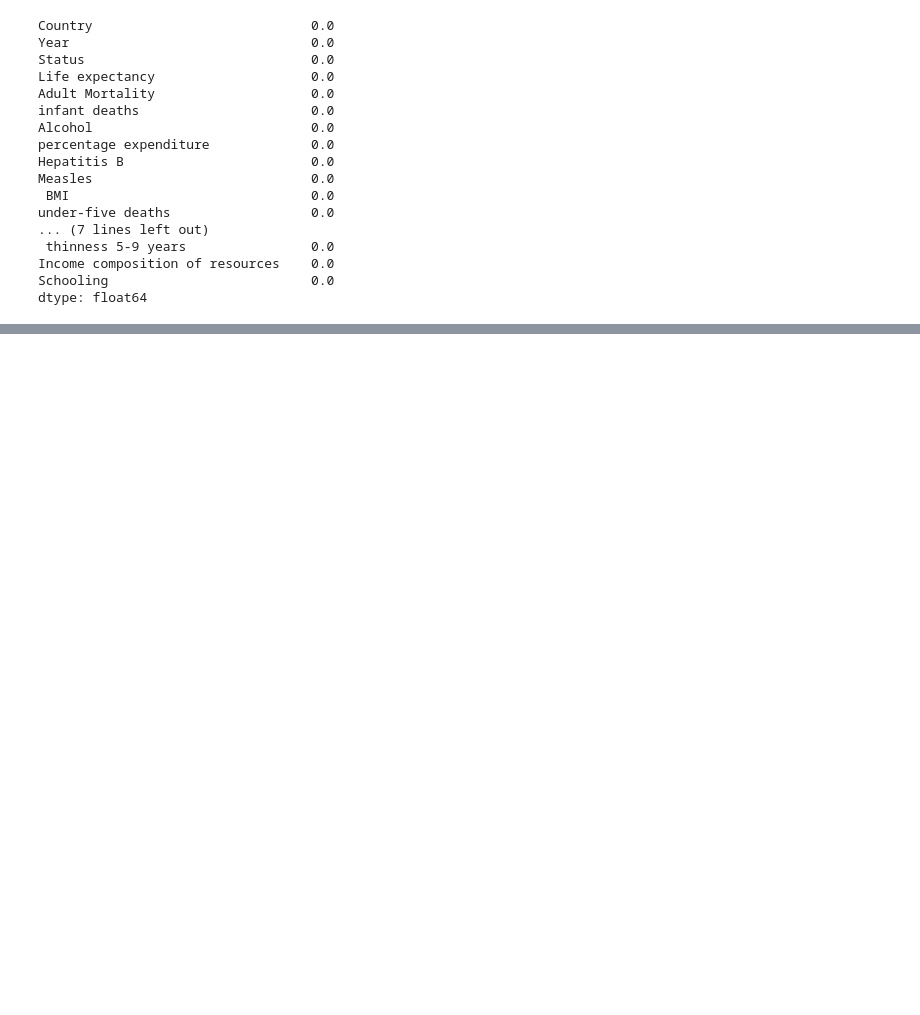
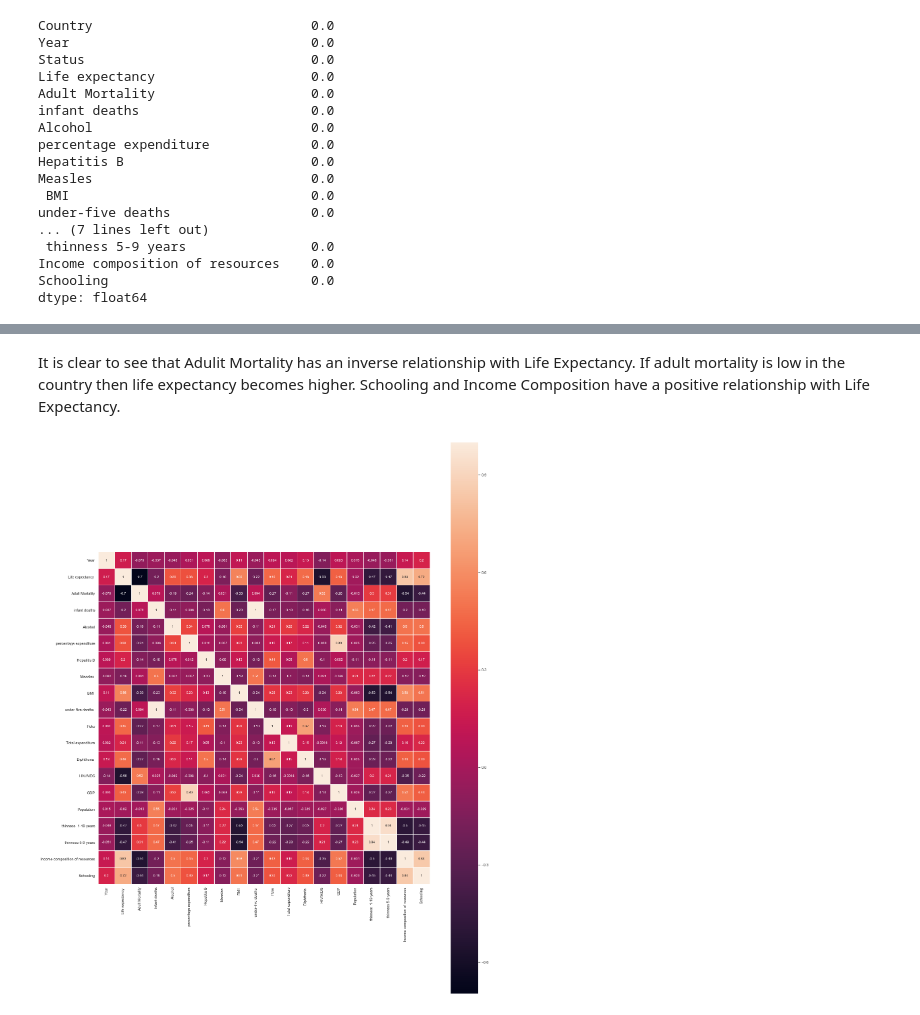
Before and after one commit to bmagnificent86/MODULE-20_CHALLENGE, a Jupyter notebook: MODULE 20_CHALLENGE.ipynb, the cells around one changed output, grey strips where cells are left out. Saved outputs shown, nothing was run; the diff lists cells and outputs as text; code cells hidden in the pictures; blank space fills up the shorter version.

```diff
--- a/MODULE 20_CHALLENGE.ipynb
+++ b/MODULE 20_CHALLENGE.ipynb
@@ -305,0 +388,15 @@ ValueError: supplied range of [1.0, inf] is not finite
+# %% [markdown]
+It is clear to see that Adulit Mortality has an inverse relationship with Life Expectancy. If adult mortality is low in the country then life expectancy becomes higher. Schooling and Income Composition have a positive relationship with Life Expectancy.
+# %%
+#Creating heatmap of correlations
+
+corrmat_life = WHO_WB_df.corr()
+
+plt.figure(figsize=(22,30))
+
+sns.heatmap(corrmat_life, square=True, annot=True, linewidths=.55)
+plt.title=('correlation matrix (Life expectancy)')
+
+plt.show()
+# %% [output]
+[figure, added]
```
Also changed, not shown: parts of 41 cells of this notebook.
